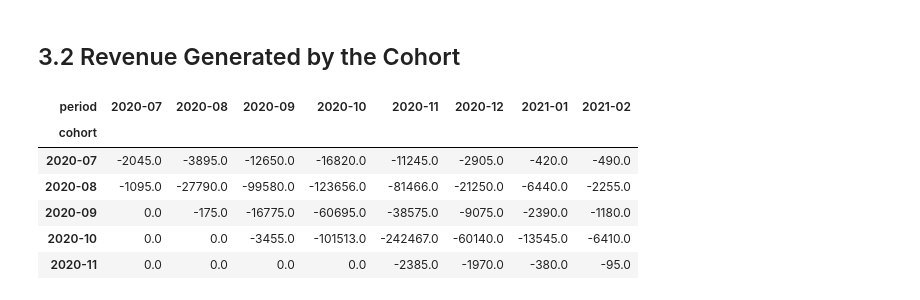
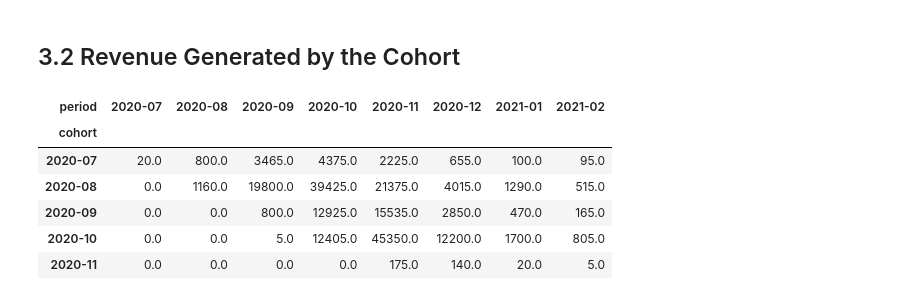
Before and after one commit to jonathansada/project-1-ironhack-payments-2-en, a Jupyter notebook: ironhack_payments.ipynb, the cells around one changed output. Cells and saved outputs as stored; diff of their text form; code cells hidden in the pictures.

```diff
--- a/ironhack_payments.ipynb
+++ b/ironhack_payments.ipynb
@@ -510,7 +525,13 @@ These are the cohorts identified based on the data and the assumptions taken:
 # Finally, we are going to keep, in a new dataframe (fees_filtered_df), only the payments for the requests filtered in the previous step (cashrequest_paid_df).
 # And we are going to add the cohort calculated to these
 fees_filtered_df = fees_df.merge(cashrequest_paid_df[["id", "cohort"]], how = "inner", left_on = "cash_request_id", right_on="id")
+
+###
+fees_filtered_df["payment_date"] = fees_filtered_df.apply(lambda x: x["to_date"] if pd.isna(x["to_date"])==False else x["paid_at"] , axis=1)
+fees_filtered_df["payment_date"] = fees_filtered_df.apply(lambda x: pd.to_datetime(x["payment_date"]), axis=1)
+
 fees_filtered_df["paid_at"] = fees_filtered_df.apply(lambda x: pd.to_datetime(x["paid_at"]), axis=1)
+
 fees_filtered_df
 # %% [output]
 |  | id_x | cash_request_id | type | status | category | total_amount | reason | created_at | updated_at | ... |
@@ -587,36 +608,36 @@ sns.barplot(ex2_df["incident_rate"]);
 # %%
 #  Get the money lend for every request paid
 #  Calculate for every request the sum of the payments done
 #  Substract from total paid the amount lend
 ex3_requests_df = cashrequest_paid_df.copy()
 ex3_fees_df = fees_filtered_df.copy()
 
 # Prepare the requests
 ex3_requests_df = ex3_requests_df[["id", "amount", "cohort", "status"]]
 
 # Get Payments paid (Payments payed are the ones having a "paid_date" set)
-ex3_fees_df = ex3_fees_df[ex3_fees_df["paid_at"].isna()==False]
+ex3_fees_df = ex3_fees_df[ex3_fees_df["payment_date"].isna()==False]
 
 # Calculate all the money paid for every request (Payments payed are the ones having a "paid_date" set)
 ex3_fees_df["total_paid"] = ex3_fees_df.groupby("cash_request_id")["total_amount"].transform("sum")
 
 # Merge data in one DataFrame
-ex3_df = ex3_requests_df.merge(ex3_fees_df[["cash_request_id", "paid_at", "total_paid"]], how="inner", left_on="id", right_on="cash_request_id")
+ex3_df = ex3_requests_df.merge(ex3_fees_df[["cash_request_id", "payment_date", "total_paid"]], how="inner", left_on="id", right_on="cash_request_id")
 
 # Calculate Revenue
-ex3_df["revenue"] = ex3_df["total_paid"] - ex3_df["amount"]
-ex3_df["period"] = ex3_df["paid_at"].apply(lambda x: str(x.tz_convert(None).to_period("M")))
+ex3_df["revenue"] = ex3_df["total_paid"]
+ex3_df["period"] = ex3_df["payment_date"].apply(lambda x: str(x.tz_convert(None).to_period("M")))
 
 ex3_df = ex3_df.pivot_table(values = "revenue", index = "cohort" ,columns = "period", aggfunc = "sum").fillna(0)
 ex3_df
 # %% [output]
 | period | 2020-07 | 2020-08 | 2020-09 | 2020-10 | 2020-11 | 2020-12 | 2021-01 | 2021-02 |
 | cohort |  |  |  |  |  |  |  |  |
-| 2020-07 | -2045.0 | -3895.0 | -12650.0 | -16820.0 | -11245.0 | -2905.0 | -420.0 | -490.0 |
-| 2020-08 | -1095.0 | -27790.0 | -99580.0 | -123656.0 | -81466.0 | -21250.0 | -6440.0 | -2255.0 |
-| 2020-09 | 0.0 | -175.0 | -16775.0 | -60695.0 | -38575.0 | -9075.0 | -2390.0 | -1180.0 |
-| 2020-10 | 0.0 | 0.0 | -3455.0 | -101513.0 | -242467.0 | -60140.0 | -13545.0 | -6410.0 |
-| 2020-11 | 0.0 | 0.0 | 0.0 | 0.0 | -2385.0 | -1970.0 | -380.0 | -95.0 |
+| 2020-07 | 20.0 | 800.0 | 3465.0 | 4375.0 | 2225.0 | 655.0 | 100.0 | 95.0 |
+| 2020-08 | 0.0 | 1160.0 | 19800.0 | 39425.0 | 21375.0 | 4015.0 | 1290.0 | 515.0 |
+| 2020-09 | 0.0 | 0.0 | 800.0 | 12925.0 | 15535.0 | 2850.0 | 470.0 | 165.0 |
+| 2020-10 | 0.0 | 0.0 | 5.0 | 12405.0 | 45350.0 | 12200.0 | 1700.0 | 805.0 |
+| 2020-11 | 0.0 | 0.0 | 0.0 | 0.0 | 175.0 | 140.0 | 20.0 | 5.0 |
 # %%
 sns.relplot(data=ex3_df.T, kind="line");
 # %% [output]
```
Also changed, not shown: parts of 7 cells of this notebook.
